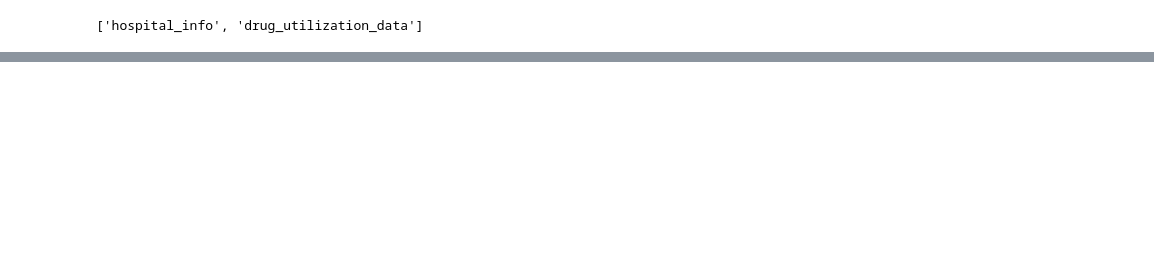
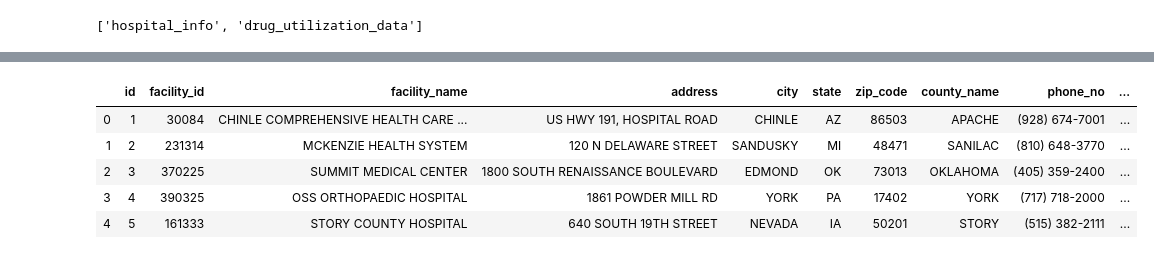
Before and after one commit to Uche-UJO/ETL-Project, a Jupyter notebook: ETL_data_cleanup.ipynb, the cells around one changed output, grey strips where cells are left out. Cells and saved outputs as stored; diff of their text form; code cells hidden in the pictures; blank space fills up the shorter version.

```diff
--- a/ETL_data_cleanup.ipynb
+++ b/ETL_data_cleanup.ipynb
@@ -218,0 +187,9 @@ DataError: (psycopg2.errors.NumericValueOutOfRange) integer out of range
+# %%
+pd.read_sql_query('select * from hospital_info', con=engine).head()
+# %% [output]
+|  | id | facility_id | facility_name | address | city | state | zip_code | county_name | phone_no | ... |
+| 0 | 1 | 30084 | CHINLE COMPREHENSIVE HEALTH CARE ... | US HWY 191, HOSPITAL ROAD | CHINLE | AZ | 86503 | APACHE | (928) 674-7001 | ... |
+| 1 | 2 | 231314 | MCKENZIE HEALTH SYSTEM | 120 N DELAWARE STREET | SANDUSKY | MI | 48471 | SANILAC | (810) 648-3770 | ... |
+| 2 | 3 | 370225 | SUMMIT MEDICAL CENTER | 1800 SOUTH RENAISSANCE BOULEVARD | EDMOND | OK | 73013 | OKLAHOMA | (405) 359-2400 | ... |
+| 3 | 4 | 390325 | OSS ORTHOPAEDIC HOSPITAL | 1861 POWDER MILL RD | YORK | PA | 17402 | YORK | (717) 718-2000 | ... |
+| 4 | 5 | 161333 | STORY COUNTY HOSPITAL | 640 SOUTH 19TH STREET | NEVADA | IA | 50201 | STORY | (515) 382-2111 | ... |
```
Also changed, not shown: parts of 7 cells of this notebook.
